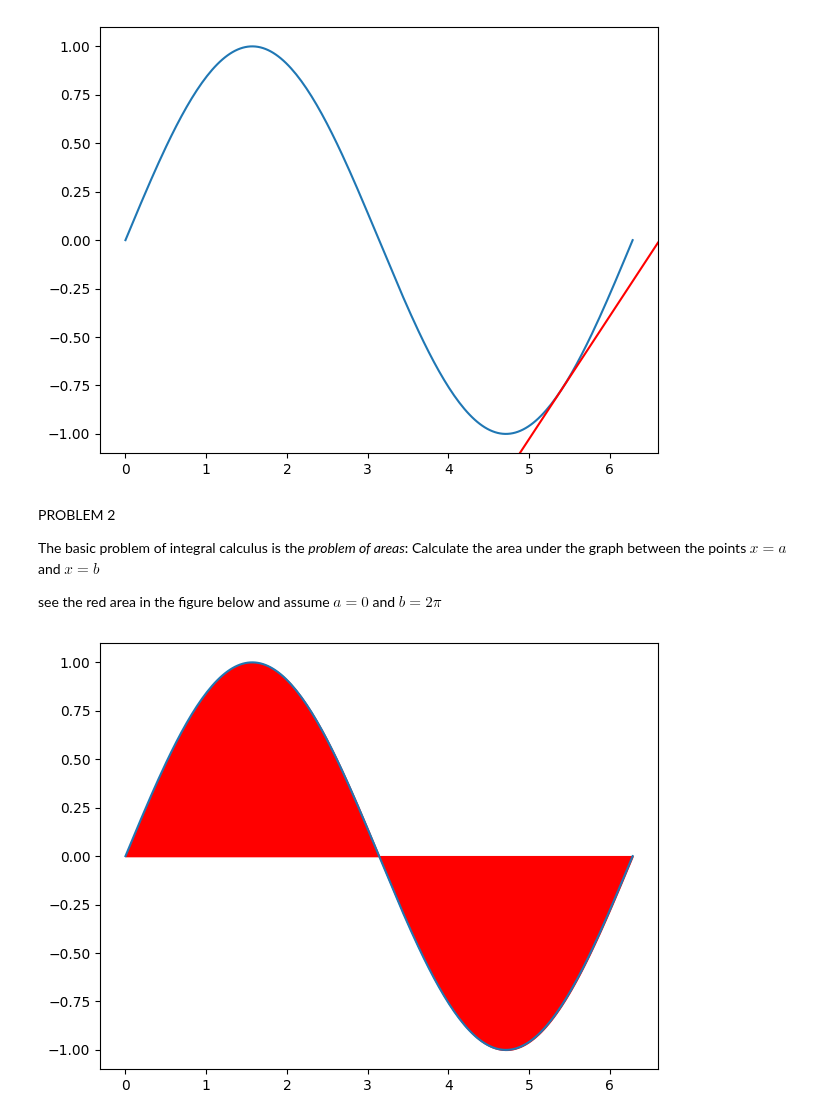
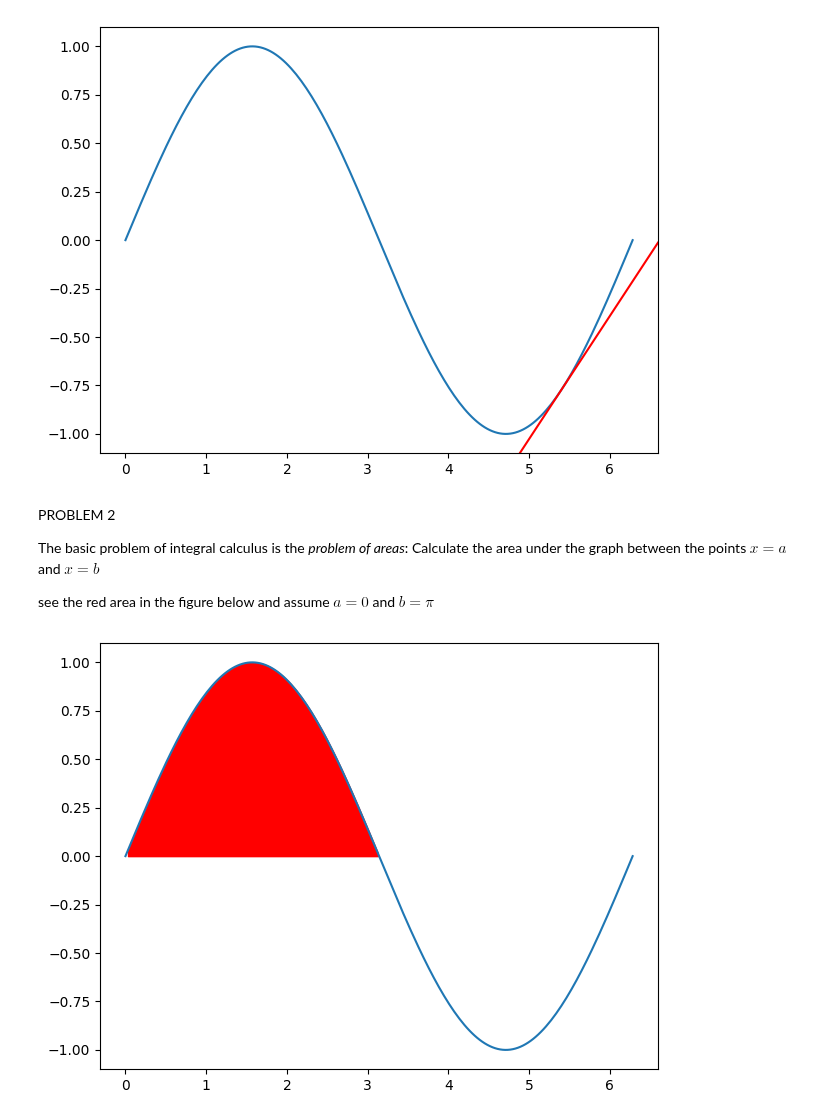
Before and after one commit to vanpipy/vanpipy.github.io, a Jupyter notebook: notebook/calculus/intro.ipynb, the cells around one changed output. Cells and saved outputs as stored; diff of their text form; code cells hidden in the pictures.

```diff
--- a/notebook/calculus/intro.ipynb
+++ b/notebook/calculus/intro.ipynb
@@ -39,20 +39,19 @@ PROBLEM 2
 
 The basic problem of integral calculus is the *problem of areas*: Calculate the area under the graph between the points $x = a$ and $x = b$
 
-see the red area in the figure below and assume $a = 0$ and $b = 2\pi$
+see the red area in the figure below and assume $a = 0$ and $b = \pi$
 # %%
 import matplotlib.pyplot as plt
 import numpy as np
 
 x0 = np.linspace(0, 2 * np.pi, 200)
-y0 = np.sin(x0)
-x1 = np.linspace(0, 2 * np.pi, 200)
+y0 = 0
 y1 = np.sin(x0)
 
-fig, ax0 = plt.subplots(1, 1, sharex=True)
+fig, ax = plt.subplots(1, 1, sharex=True)
 
-ax0.fill_between(x0, y0, color='r')
-ax0.plot(x1, y1)
+ax.fill_between(x0, y0, y1, where=(y0 < y1), color='r')
+ax.plot(x0, y1)
 fig.tight_layout()
 # %% [output]
-[figure, old version]
+[figure, new version]
```
